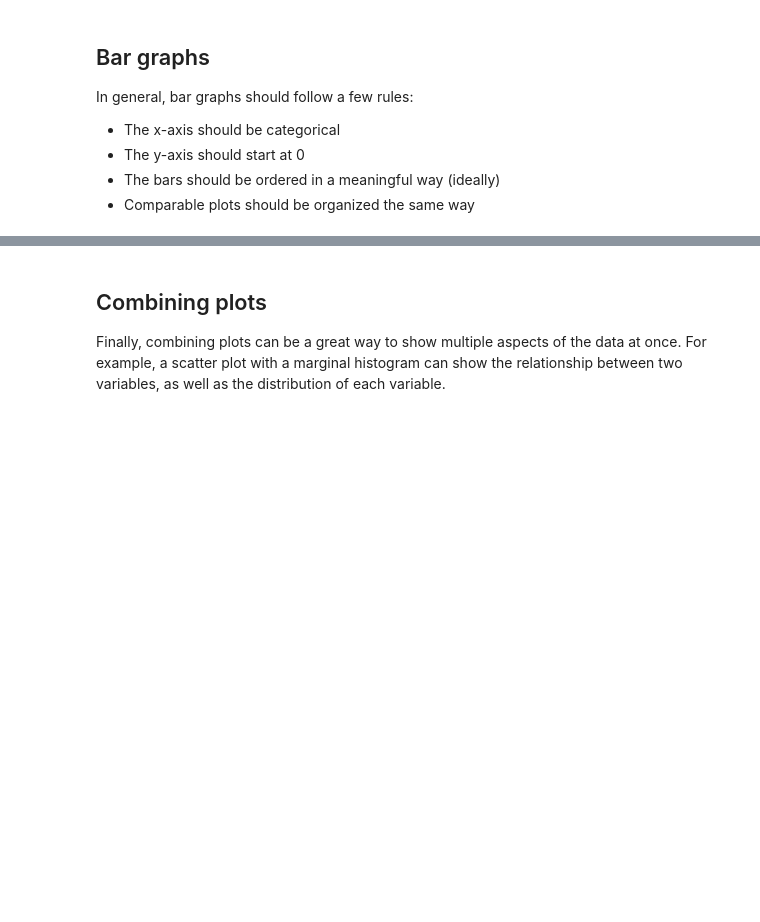
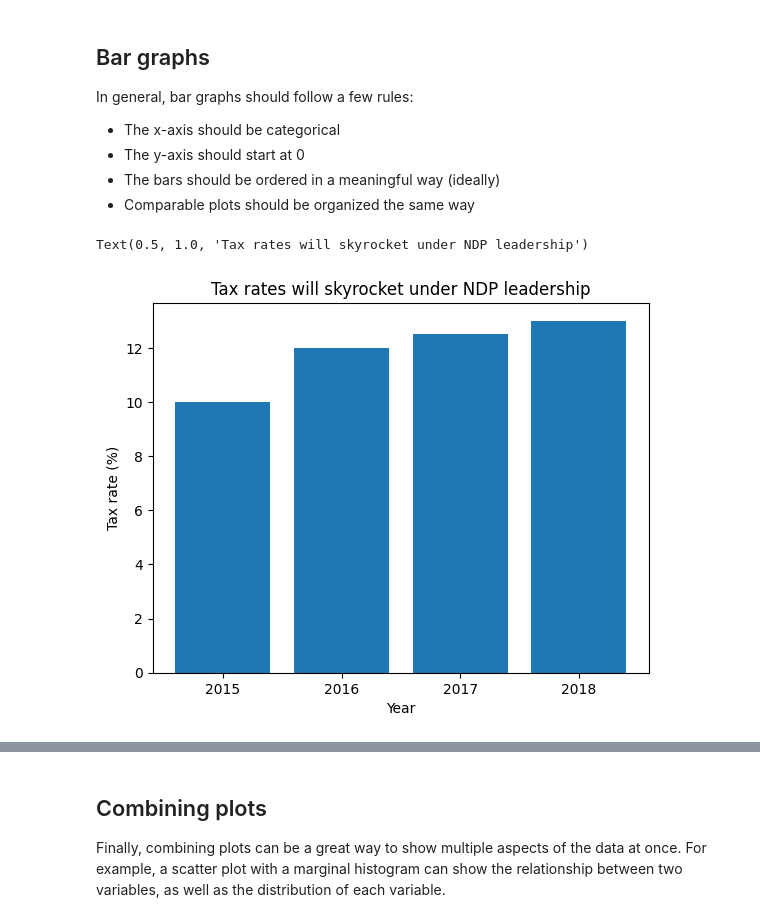
Before and after one commit to MRU-COMP4630/w24, a Jupyter notebook: week6/visualization_tips.ipynb, the cells around one changed output, grey strips where cells are left out. Cells and saved outputs as stored; diff of their text form; code cells hidden in the pictures; blank space fills up the shorter version.

```diff
--- a/week6/visualization_tips.ipynb
+++ b/week6/visualization_tips.ipynb
@@ -66,10 +100,13 @@ In general, bar graphs should follow a few rules:
 # %%
 # example of misleading plot
 plt.bar(range(4), [10, 12, 12.5, 13], tick_label=[2015, 2016, 2017, 2018])
 plt.ylabel("Tax rate (%)")
 plt.xlabel("Year")
-plt.ylim(9, 14)
+# plt.ylim(9, 14)
 plt.title("Tax rates will skyrocket under NDP leadership")
+# %% [output]
+Text(0.5, 1.0, 'Tax rates will skyrocket under NDP leadership')
+[figure, added]
 # %%
 # Category vs sepal length and width
 fig, ax = plt.subplots(1, 2, figsize=(12, 6), sharex=True, sharey=True)
```
Also changed, not shown: parts of 9 cells of this notebook, 1 other file.
